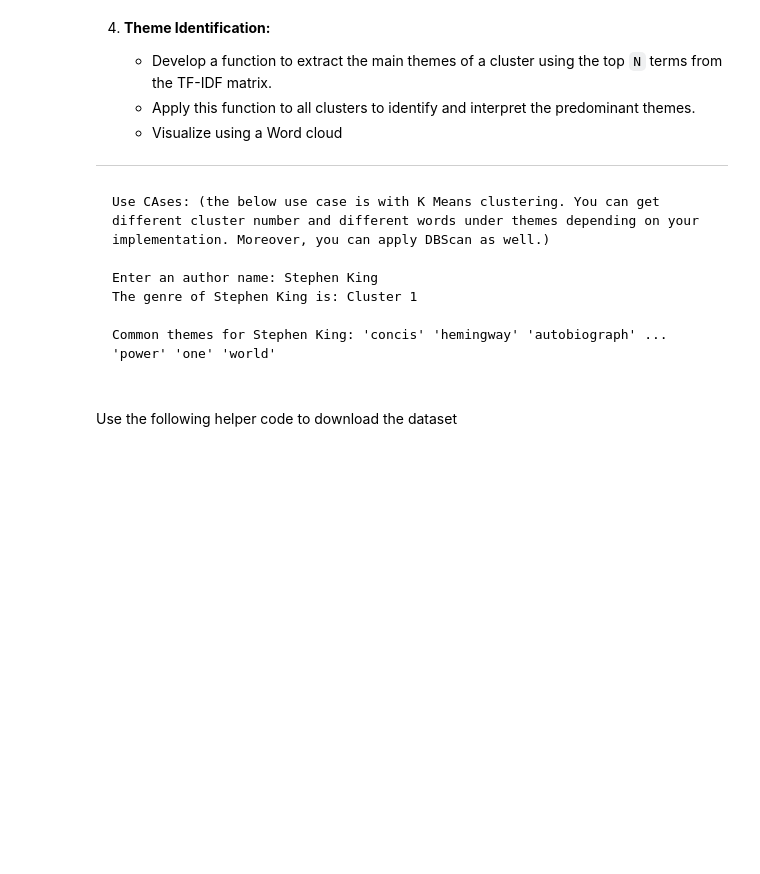
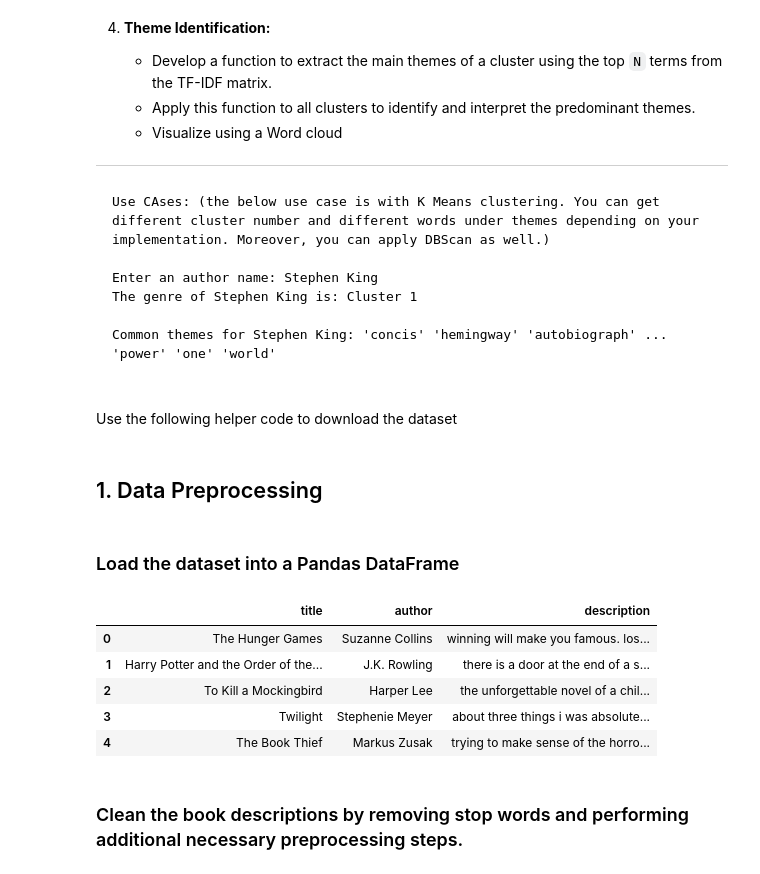
Before and after one commit to nam0mi/466_lab6, a Jupyter notebook: Lab_TextMining_Clustering.ipynb, the cells around one changed output. Saved outputs shown, nothing was run; the diff lists cells and outputs as text; code cells hidden in the pictures; blank space fills up the shorter version.

```diff
--- a/Lab_TextMining_Clustering.ipynb
+++ b/Lab_TextMining_Clustering.ipynb
@@ -77,4 +79,8 @@ response.raise_for_status()  # Raise an exception for bad responses
 with zipfile.ZipFile(io.BytesIO(response.content)) as zf:
     with zf.open('cleaned_books.csv') as f:
         cleaned_books = pd.read_csv(f)
+# %% [markdown]
+## 1. Data Preprocessing
+# %% [markdown]
+### Load the dataset into a Pandas DataFrame
 # %%
@@ -82,4 +87,15 @@ with zipfile.ZipFile(io.BytesIO(response.content)) as zf:
 df = cleaned_books.copy()
+# %%
+df.head()
+# %% [output]
+|  | title | author | description |
+| 0 | The Hunger Games | Suzanne Collins | winning will make you famous. los... |
+| 1 | Harry Potter and the Order of the... | J.K. Rowling | there is a door at the end of a s... |
+| 2 | To Kill a Mockingbird | Harper Lee | the unforgettable novel of a chil... |
+| 3 | Twilight | Stephenie Meyer | about three things i was absolute... |
+| 4 | The Book Thief | Markus Zusak | trying to make sense of the horro... |
+# %% [markdown]
+### Clean the book descriptions by removing stop words and performing additional necessary preprocessing steps.
 # %%
 %pip install wordcloud
 import matplotlib.pyplot as plt
```
Also changed, not shown: parts of 15 cells of this notebook, 1 other file.
